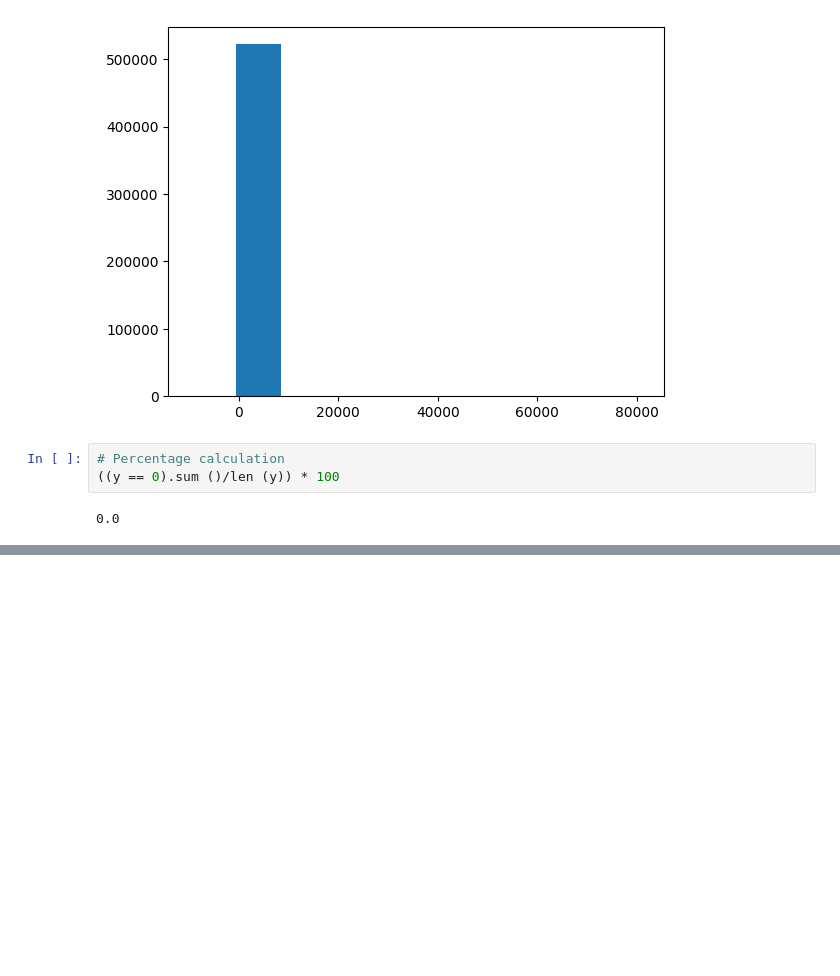
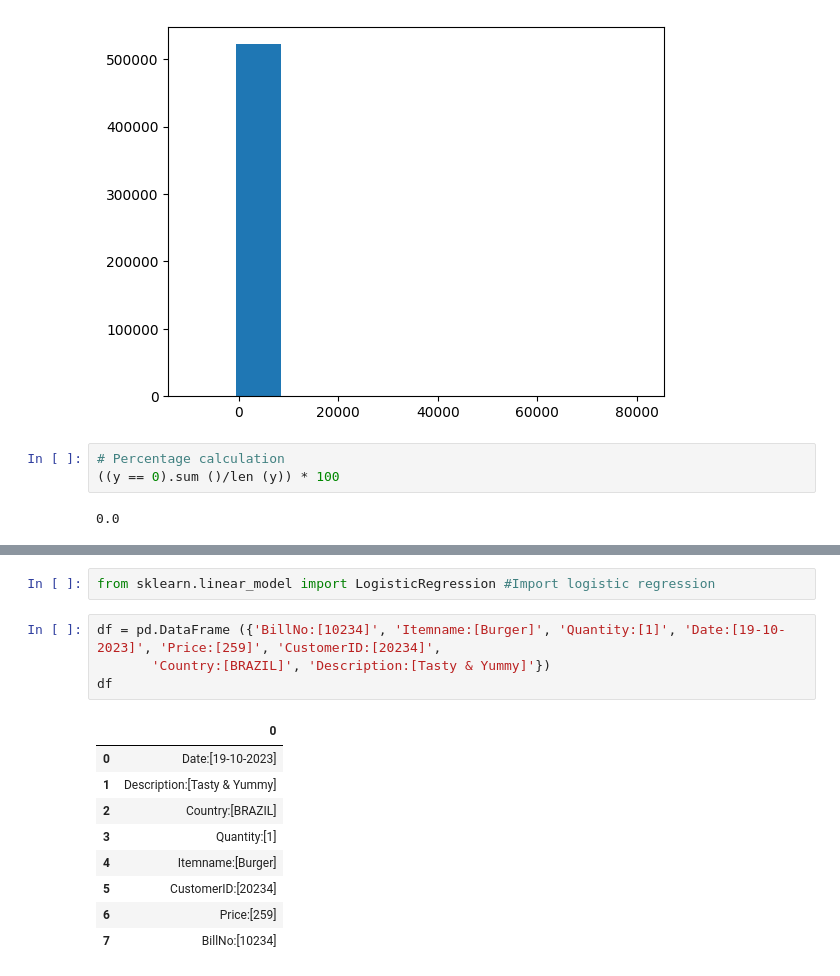
Before and after one commit to J-B-Mugundh/IBMAI101-Artificial-Intelligence, a Jupyter notebook: AI_Phase4.ipynb, the cells around one changed output, grey strips where cells are left out. Drawn from its saved outputs; the diff is of its cells as text; blank space fills up the shorter version.

```diff
--- a/AI_Phase4.ipynb
+++ b/AI_Phase4.ipynb
@@ -314,0 +281,16 @@ plt.show()
+# %%
+from sklearn.linear_model import LogisticRegression #Import logistic regression
+# %%
+df = pd.DataFrame ({'BillNo:[10234]', 'Itemname:[Burger]', 'Quantity:[1]', 'Date:[19-10-2023]', 'Price:[259]', 'CustomerID:[20234]',
+       'Country:[BRAZIL]', 'Description:[Tasty & Yummy]'})
+df
+# %% [output]
+|  | 0 |
+| 0 | Date:[19-10-2023] |
+| 1 | Description:[Tasty & Yummy] |
+| 2 | Country:[BRAZIL] |
+| 3 | Quantity:[1] |
+| 4 | Itemname:[Burger] |
+| 5 | CustomerID:[20234] |
+| 6 | Price:[259] |
+| 7 | BillNo:[10234] |
```
Also changed, not shown: parts of 14 cells of this notebook, 1 other file.
